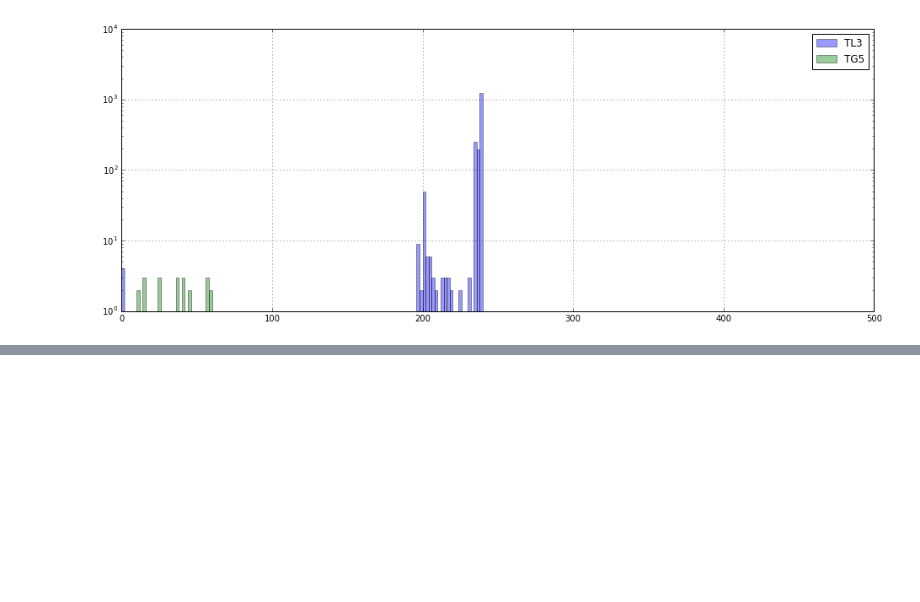
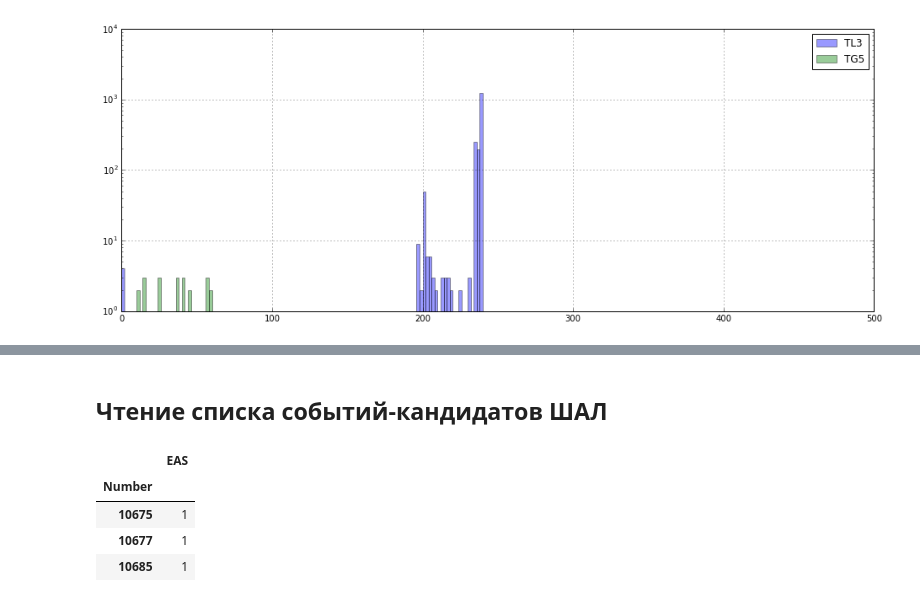
Before and after one commit to bonvech/Sphere, a Jupyter notebook: events_all.ipynb, the cells around one changed output, grey strips where cells are left out. Cells and saved outputs as stored; diff of their text form; code cells hidden in the pictures; blank space fills up the shorter version.

```diff
--- a/events_all.ipynb
+++ b/events_all.ipynb
@@ -215,0 +234,13 @@ TG5 < 180: 51
+# %% [markdown]
+## Чтение списка событий-кандидатов ШАЛ
+# %%
+dima = pd.read_csv('timur2013.csv', header = 0, index_col=2, sep=' ')
+eas=pd.core.frame.DataFrame(dima, columns=['EAS'])
+eas['EAS']=int(1)
+eas[:3]
+# %% [output]
+|  | EAS |
+| Number |  |
+| 10675 | 1 |
+| 10677 | 1 |
+| 10685 | 1 |
```
Also changed, not shown: parts of 17 cells of this notebook, 1 other file.
